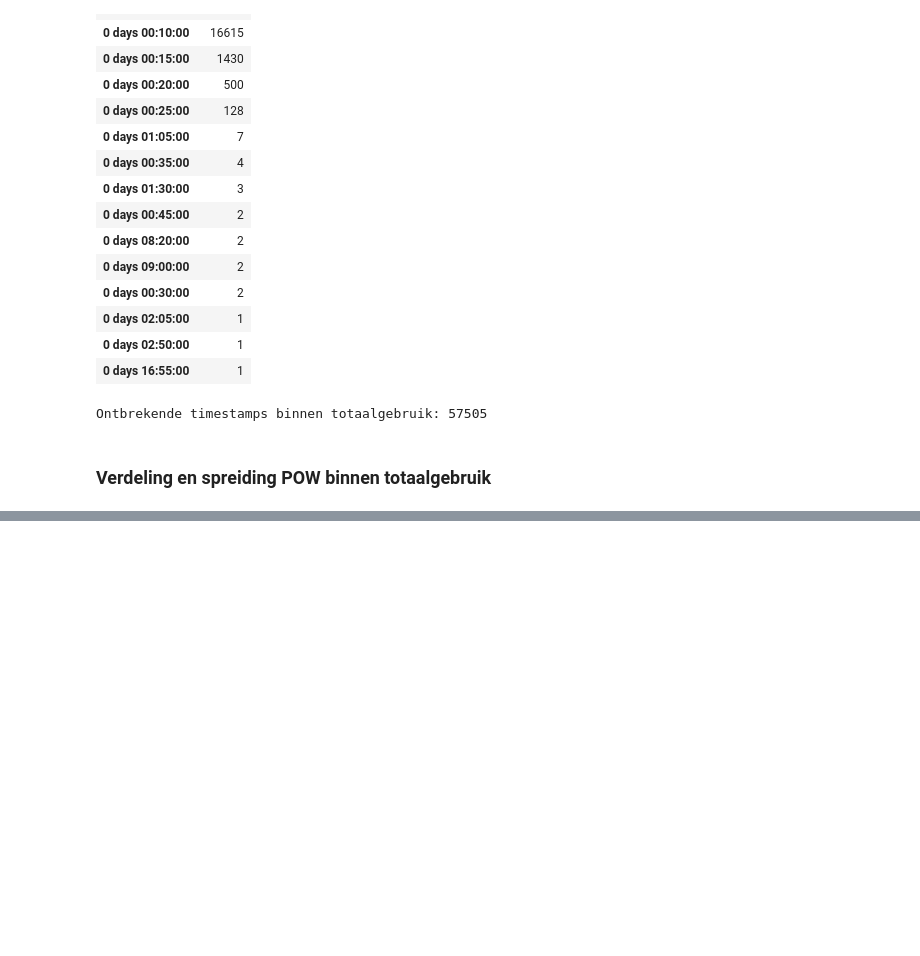
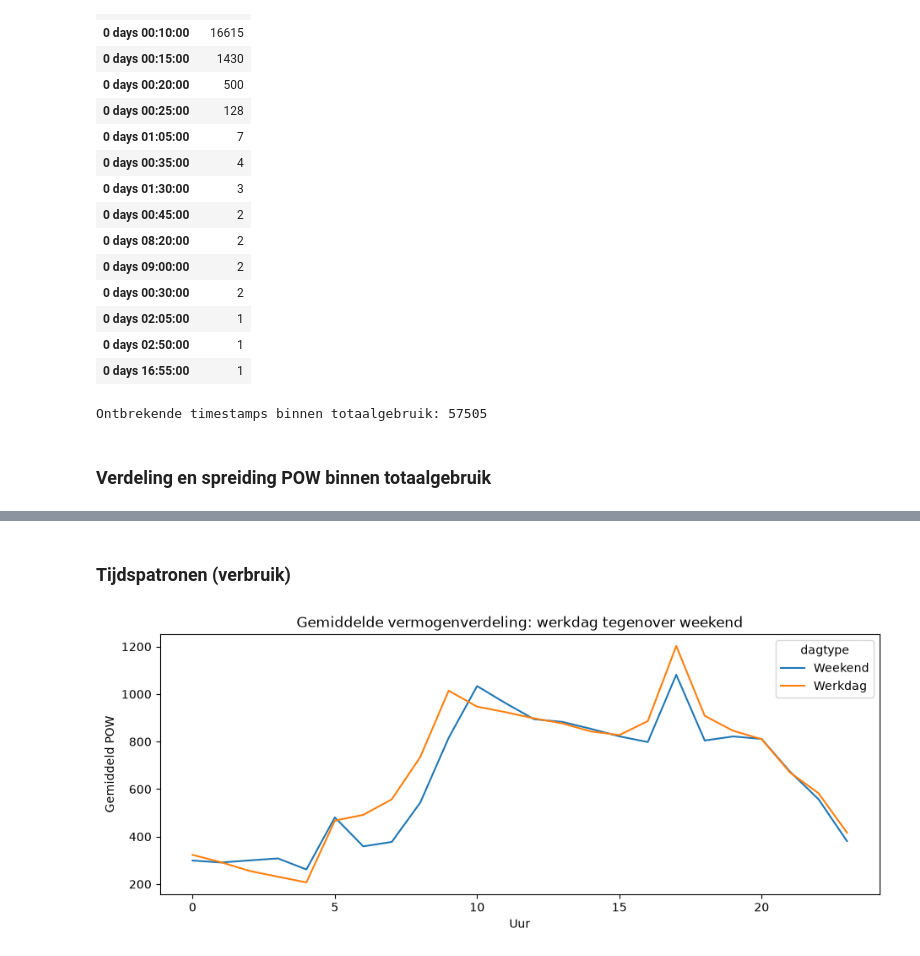
Before and after one commit to CasDerksen/Project3_Deel1, a Jupyter notebook: exploration/02_Huis.ipynb, the cells around one changed output, grey strips where cells are left out. Drawn from its saved outputs; the diff is of its cells as text; code cells hidden in the pictures; blank space fills up the shorter version.

```diff
--- a/exploration/02_Huis.ipynb
+++ b/exploration/02_Huis.ipynb
@@ -393,0 +534,21 @@ POW = 0: 0
+# %% [markdown]
+### Tijdspatronen (verbruik)
+# %%
+#Tijdvariabelen aanmaken + weekend van werkdag onderscheiden
+df_target_analyse = df_pow_totaal.copy()
+df_target_analyse["uur"] = df_target_analyse["timestamp"].dt.hour
+df_target_analyse["weekdag"] = df_target_analyse["timestamp"].dt.dayofweek
+df_target_analyse["dagtype"] = df_target_analyse["weekdag"].map(lambda x: "Weekend" if x >= 5 else "Werkdag")
+df_target_analyse["jaar_maand"] = (df_target_analyse["timestamp"].dt.strftime("%Y-%m"))
+dagtype_profiel = (df_target_analyse.groupby(["uur", "dagtype"])["POW"].mean().unstack())
+
+df_target_analyse.groupby("dagtype")["POW"].agg(["count", "mean", "median", "std"])
+
+
+dagtype_profiel.plot(figsize=(11, 4))
+plt.xlabel("Uur")
+plt.ylabel("Gemiddeld POW")
+plt.title("Gemiddelde vermogenverdeling: werkdag tegenover weekend")
+plt.show()
+# %% [output]
+[figure, added]
```
Also changed, not shown: parts of 46 cells of this notebook.
